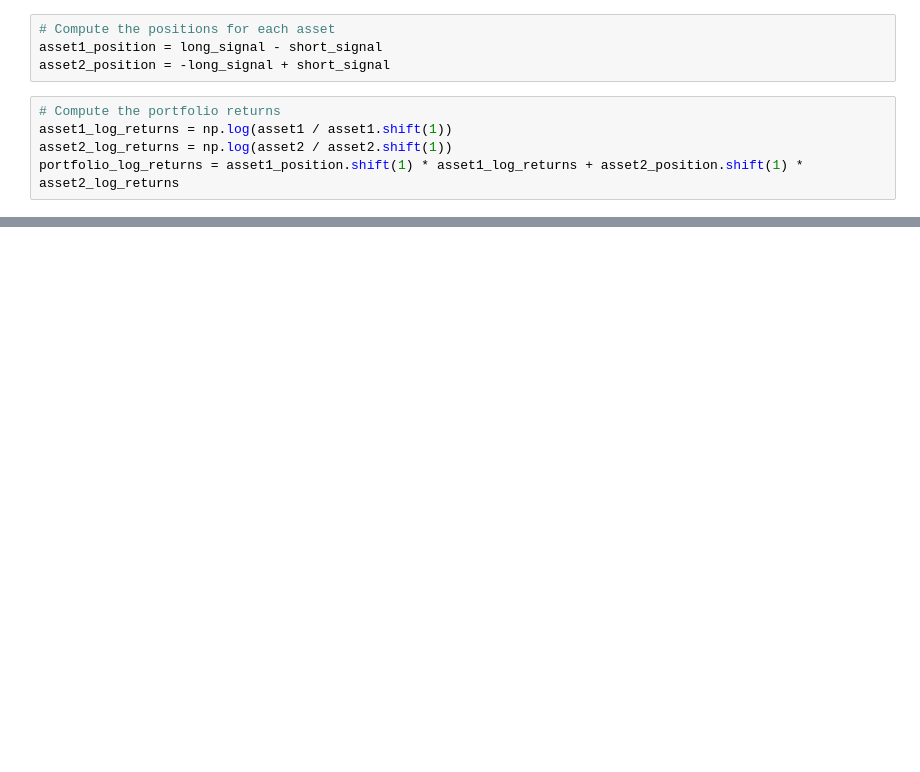
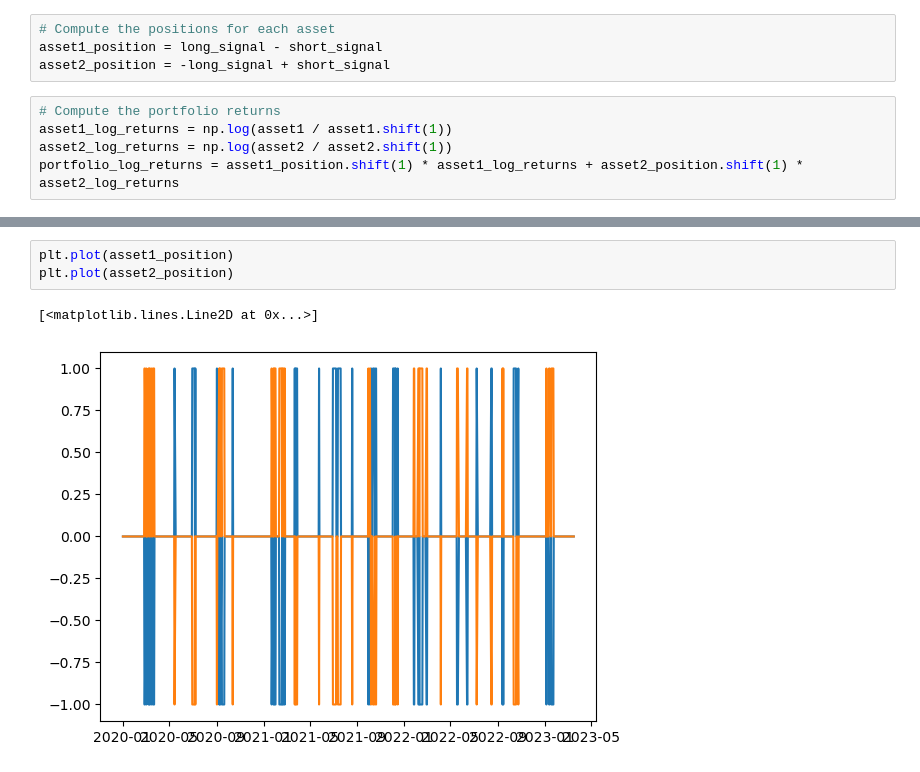
Before and after one commit to flapdragon/pairs-trading, a Jupyter notebook: Pairs Trading.ipynb, the cells around one changed output, grey strips where cells are left out. Drawn from its saved outputs; the diff is of its cells as text; blank space fills up the shorter version.

```diff
--- a/Pairs Trading.ipynb
+++ b/Pairs Trading.ipynb
@@ -73,0 +82,6 @@ plt.show()
+# %%
+plt.plot(asset1_position)
+plt.plot(asset2_position)
+# %% [output]
+[<matplotlib.lines.Line2D at 0x...>]
+[figure, added]
```
Also changed, not shown: parts of 5 cells of this notebook.
